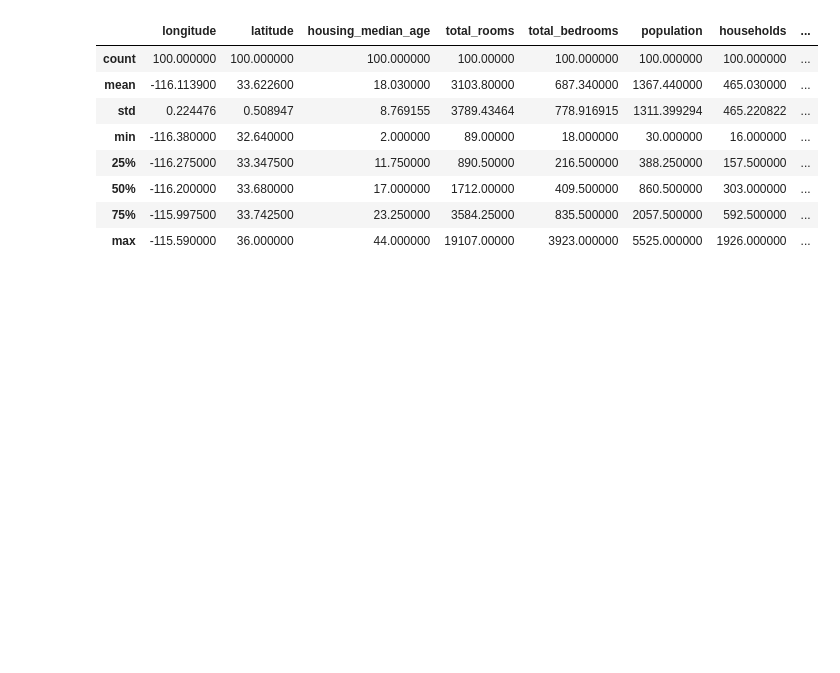
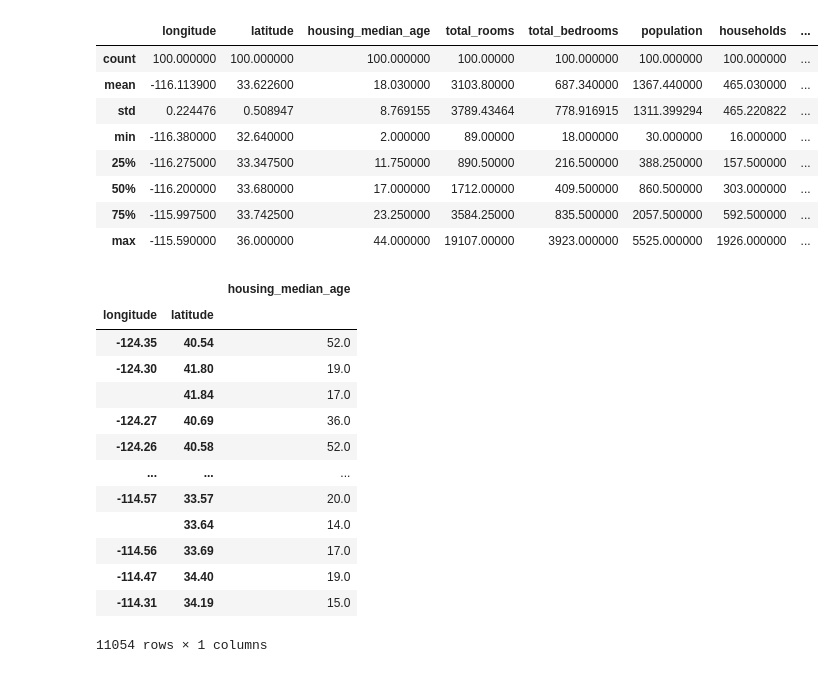
Before and after one commit to DerinOgrenme2021/AbdullahZengin, a Jupyter notebook: Pandas.ipynb, the cells around one changed output. Cells and saved outputs as stored; diff of their text form; code cells hidden in the pictures; blank space fills up the shorter version.

```diff
--- a/Pandas.ipynb
+++ b/Pandas.ipynb
@@ -158,3 +158,25 @@ df_100_200.describe()
 | 50% | -116.200000 | 33.680000 | 17.000000 | 1712.00000 | 409.500000 | 860.500000 | 303.000000 | ... |
 | 75% | -115.997500 | 33.742500 | 23.250000 | 3584.25000 | 835.500000 | 2057.500000 | 592.500000 | ... |
 | max | -115.590000 | 36.000000 | 44.000000 | 19107.00000 | 3923.000000 | 5525.000000 | 1926.000000 | ... |
+# %%
+#Ev fiyatı veri kümesinde aynı lokasyondaki konutlarin  yaş ortalaması analizi
+
+
+df_groupby_location=cf_housing_df[["latitude", "longitude", "housing_median_age"]].groupby(by=["longitude","latitude"]).mean()
+
+df_groupby_location
+# %% [output]
+|  |  | housing_median_age |
+| longitude | latitude |  |
+| -124.35 | 40.54 | 52.0 |
+| -124.30 | 41.80 | 19.0 |
+|  | 41.84 | 17.0 |
+| -124.27 | 40.69 | 36.0 |
+| -124.26 | 40.58 | 52.0 |
+| ... | ... | ... |
+| -114.57 | 33.57 | 20.0 |
+|  | 33.64 | 14.0 |
+| -114.56 | 33.69 | 17.0 |
+| -114.47 | 34.40 | 19.0 |
+| -114.31 | 34.19 | 15.0 |
+11054 rows × 1 columns
```
